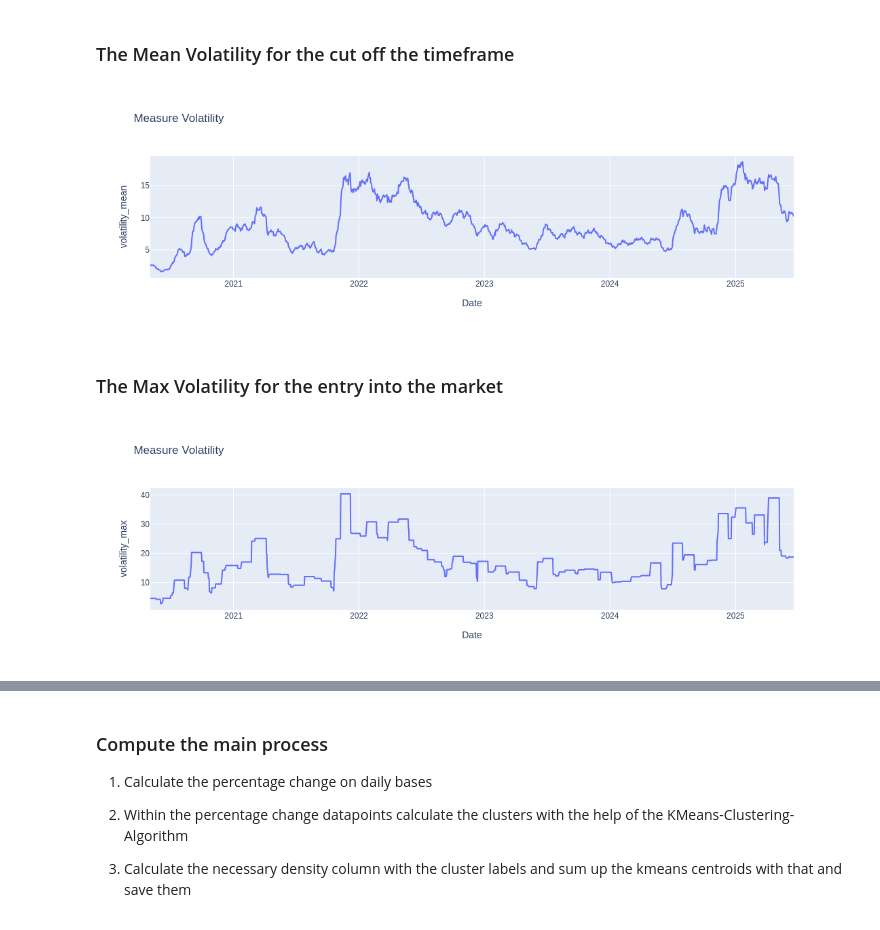
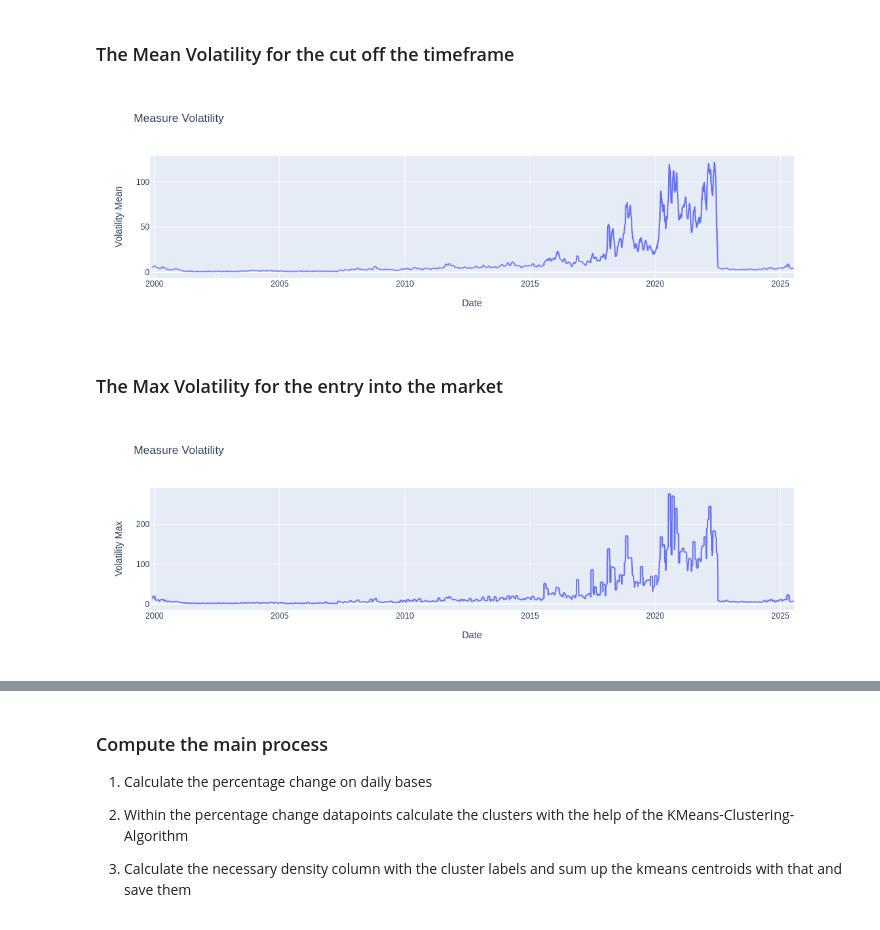
Before and after one commit to JuginPower/analyzer, a Jupyter notebook: kmeans-vol.ipynb, the cells around one changed output, grey strips where cells are left out. Saved outputs shown, nothing was run; the diff lists cells and outputs as text; code cells hidden in the pictures.

Commit message:
refactoring: csv loader ready to test

```diff
--- a/kmeans-vol.ipynb
+++ b/kmeans-vol.ipynb
@@ -12,7 +14,19 @@ import matplotlib.colors as mcolors
 # %% [markdown]
 ### Select the data
 # %%
-data_manager = BaseLoader()
-symbol = data_manager.choose_id()
-print(symbol)
+sql_query = """select
+	*
+from
+	stock_price s
+where
+	s.symbol = '{}'
+group BY
+	s.`date`
+order by
+	s.`date` asc;"""
+
+loader = BaseLoader(mariadb_config, None)
+symbol = loader.choose_id()
+df_stock = pd.read_sql(sql_query.format(symbol), create_engine(mariadb_string))
+df_stock.info()
 # %% [output]
@@ -35,13 +59,8 @@ LOW
 # %% [markdown]
 ### Prepare the data and make some cleaning
 # %%
-df_stock = pd.read_csv(csv_path)
-df_stock["Datum"] = pd.to_datetime(df_stock["Datum"], dayfirst=True)
-df_stock = df_stock.sort_values('Datum').reset_index(drop=True)
-df_stock = df_stock.drop(df_stock.columns[-2:], axis=1)
-df_stock['Zuletzt'] = df_stock['Zuletzt'].apply(to_float)
-df_stock['Hoch'] = df_stock['Hoch'].apply(to_float)
-df_stock['Tief'] = df_stock['Tief'].apply(to_float)
-df_stock['Eröffn.'] = df_stock['Eröffn.'].apply(to_float)
-df_stock['volatility_max'] = (df_stock['Hoch'] - df_stock['Tief']).rolling(21).max()
-df_stock['volatility_mean'] = (df_stock['Hoch'] - df_stock['Tief']).rolling(21).mean()
+df_stock["date"] = pd.to_datetime(df_stock["date"])
+
+# Volatility Calculation
+df_stock['volatility_max'] = (df_stock['high'] - df_stock['low']).rolling(21).max()
+df_stock['volatility_mean'] = (df_stock['high'] - df_stock['low']).rolling(21).mean()
@@ -48,14 +85,16 @@ df_stock['volatility_mean'] = (df_stock['Hoch'] - df_stock['Tief']).rolling(21).
 # %% [markdown]
 ### The Mean Volatility for the cut off the timeframe
 # %%
-fig = px.line(df_stock, x="Datum", y="volatility_mean", title="Measure Volatility",labels={"Datum": "Date"})
+fig = px.line(df_stock, x="date", y="volatility_mean", title="Measure Volatility",
+              labels={"date": "Date", "volatility_mean": "Volatility Mean"})
 fig.show()
 # %% [output]
-[figure, old version]
+[figure, new version]
 # %% [markdown]
 ### The Max Volatility for the entry into the market
 # %%
-fig = px.line(df_stock, x="Datum", y="volatility_max", title="Measure Volatility",labels={"Datum": "Date"})
+fig = px.line(df_stock, x="date", y="volatility_max", title="Measure Volatility",
+              labels={"date": "Date", "volatility_max": "Volatility Max"})
 fig.show()
 # %% [output]
-[figure, old version]
+[figure, new version]
```
Also changed, not shown: parts of 9 cells of this notebook, 7 other files.
